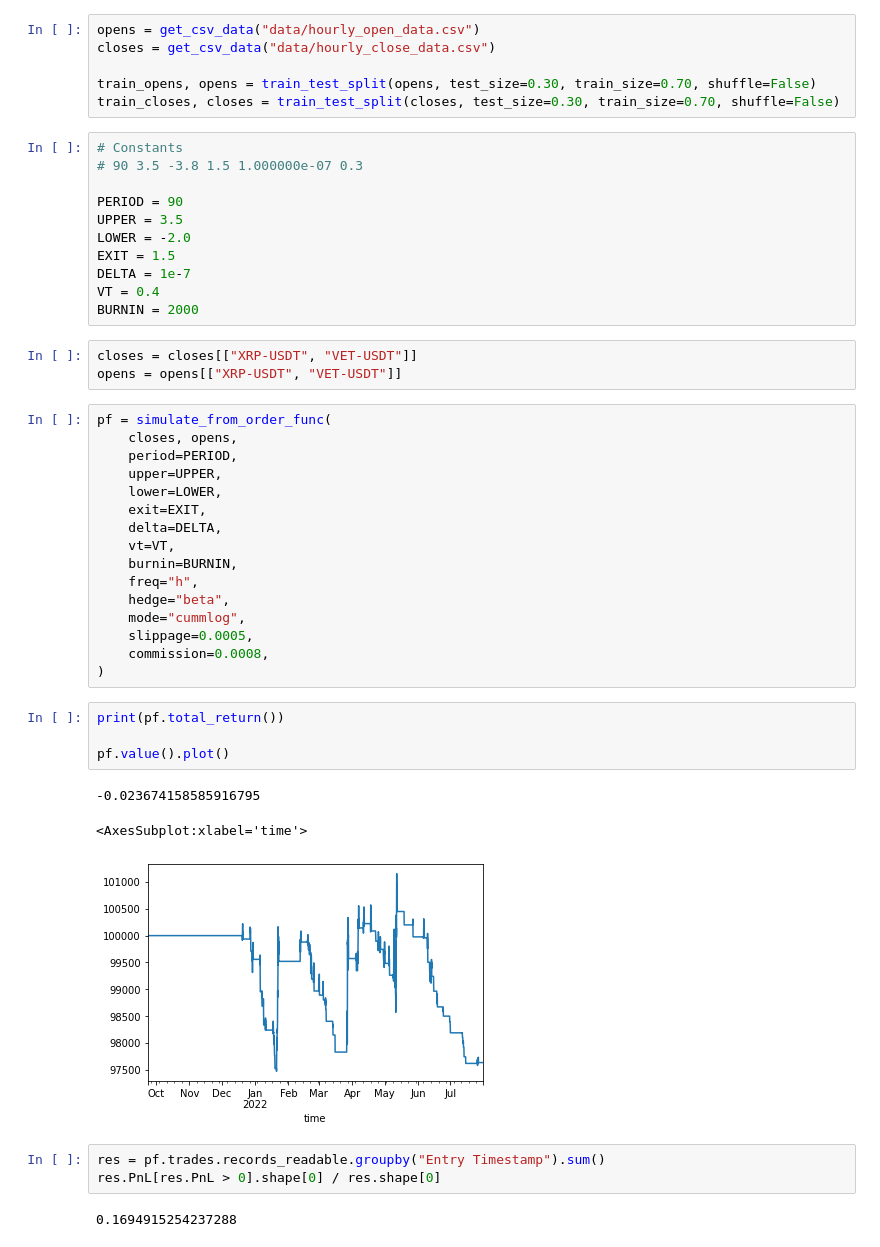
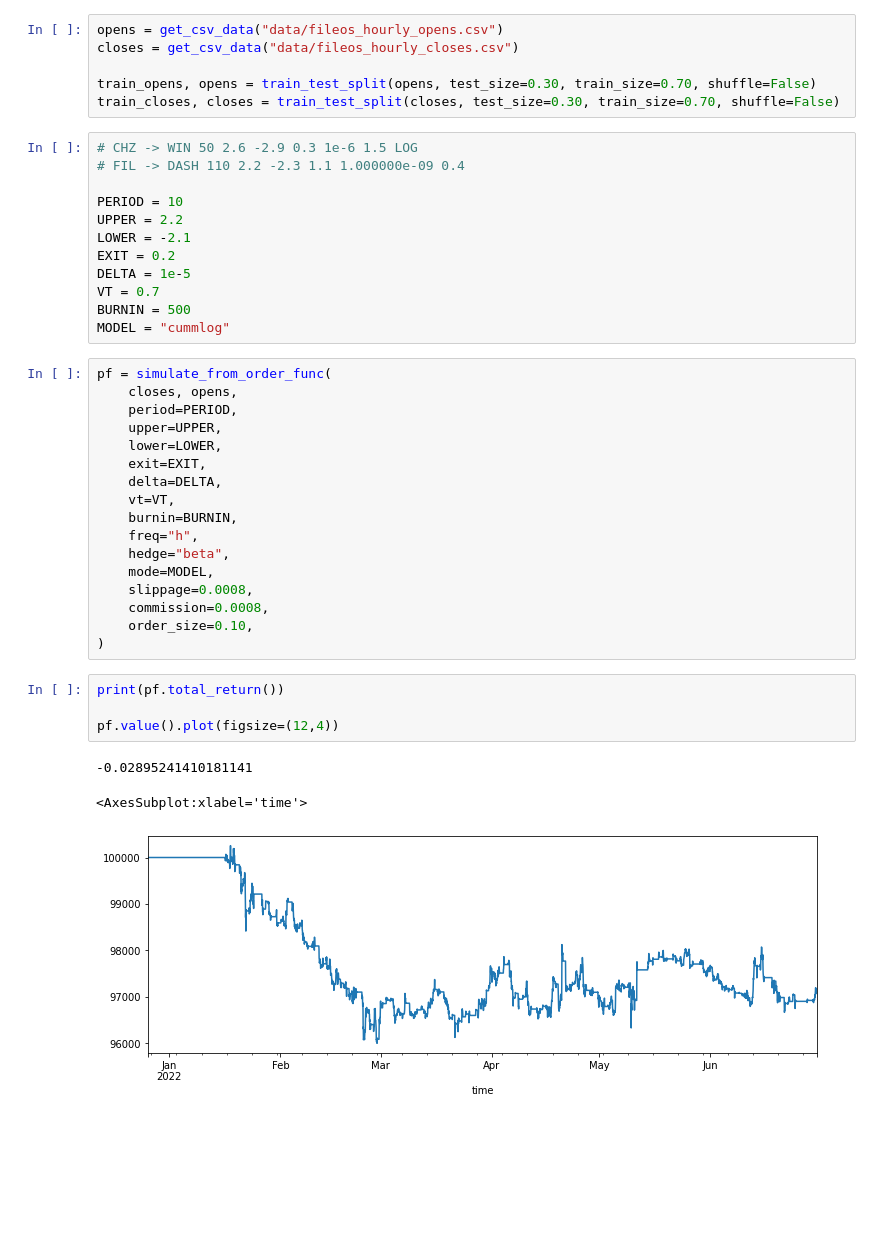
Before and after one commit to jaythequant/VBToptimizers, a Jupyter notebook: review.ipynb, the cells around one changed output. Drawn from its saved outputs; the diff is of its cells as text; blank space fills up the shorter version.

```diff
--- a/review.ipynb
+++ b/review.ipynb
@@ -5,25 +5,23 @@ from optimizers.utils._utils import get_csv_data
 import pandas as pd
 import matplotlib.pyplot as plt
 # %%
-opens = get_csv_data("data/hourly_open_data.csv")
-closes = get_csv_data("data/hourly_close_data.csv")
+opens = get_csv_data("data/fileos_hourly_opens.csv")
+closes = get_csv_data("data/fileos_hourly_closes.csv")
 
 train_opens, opens = train_test_split(opens, test_size=0.30, train_size=0.70, shuffle=False)
 train_closes, closes = train_test_split(closes, test_size=0.30, train_size=0.70, shuffle=False)
-# %%
-# Constants
-# 90 3.5 -3.8 1.5 1.000000e-07 0.3
-
-PERIOD = 90
-UPPER = 3.5
-LOWER = -2.0
-EXIT = 1.5
-DELTA = 1e-7
-VT = 0.4
-BURNIN = 2000
-# %%
-closes = closes[["XRP-USDT", "VET-USDT"]]
-opens = opens[["XRP-USDT", "VET-USDT"]]
+# %%
+# CHZ -> WIN 50 2.6 -2.9 0.3 1e-6 1.5 LOG
+# FIL -> DASH 110 2.2 -2.3 1.1 1.000000e-09 0.4
+
+PERIOD = 10
+UPPER = 2.2
+LOWER = -2.1
+EXIT = 0.2
+DELTA = 1e-5
+VT = 0.7
+BURNIN = 500
+MODEL = "cummlog"
 # %%
 pf = simulate_from_order_func(
     closes, opens,
@@ -36,20 +34,16 @@ pf = simulate_from_order_func(
     burnin=BURNIN,
     freq="h",
     hedge="beta",
-    mode="cummlog",
-    slippage=0.0005,
+    mode=MODEL,
+    slippage=0.0008,
     commission=0.0008,
+    order_size=0.10,
 )
 # %%
 print(pf.total_return())
 
-pf.value().plot()
+pf.value().plot(figsize=(12,4))
 # %% [output]
--0.023674158585916795
+-0.02895241410181141
 <AxesSubplot:xlabel='time'>
-[figure, old version]
+[figure, new version]
-# %%
-res = pf.trades.records_readable.groupby("Entry Timestamp").sum()
-res.PnL[res.PnL > 0].shape[0] / res.shape[0]
-# %% [output]
-0.1694915254237288
```
Also changed, not shown: parts of 6 cells of this notebook, 12 other files.
